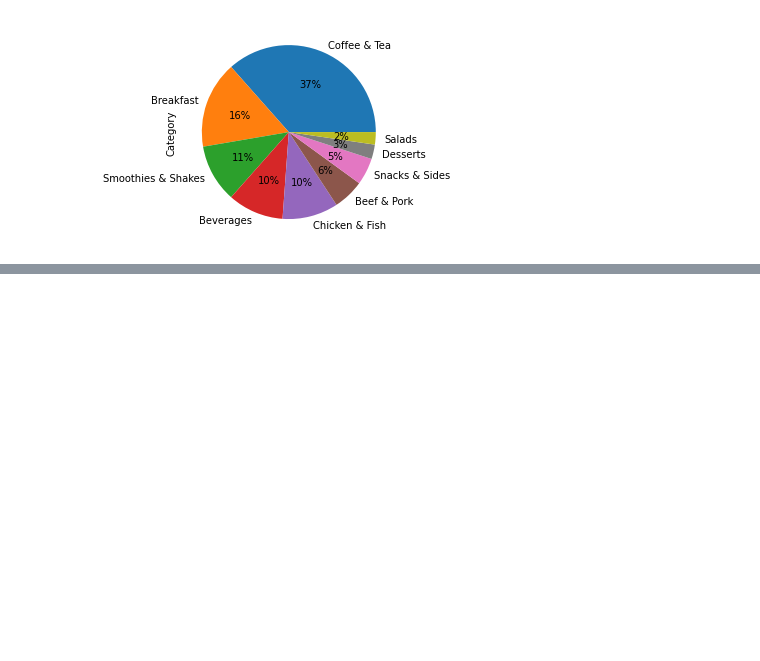
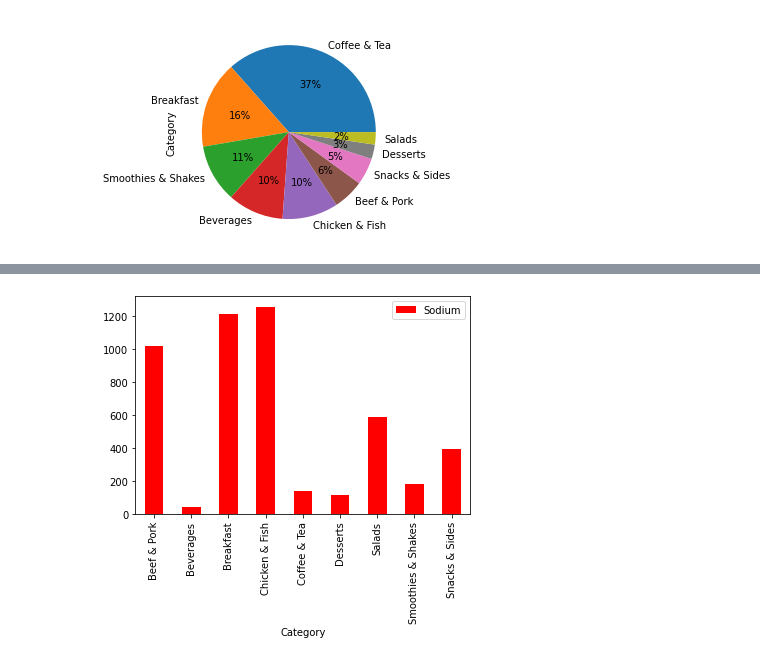
Before and after one commit to setyo-dwi-pratama/FGA-DTS-KOMINFO-Challenge, a Jupyter notebook: McDonaldsMenu.ipynb, the cells around one changed output, grey strips where cells are left out. Cells and saved outputs as stored; diff of their text form; code cells hidden in the pictures; blank space fills up the shorter version.

```diff
--- a/McDonaldsMenu.ipynb
+++ b/McDonaldsMenu.ipynb
@@ -96,0 +137,4 @@ df['Category'].value_counts().plot.pie(autopct='%.0f%%')
+# %%
+data("Sodium","Category","r")
+# %% [output]
+[figure, added]
```
Also changed, not shown: parts of 20 cells of this notebook.
